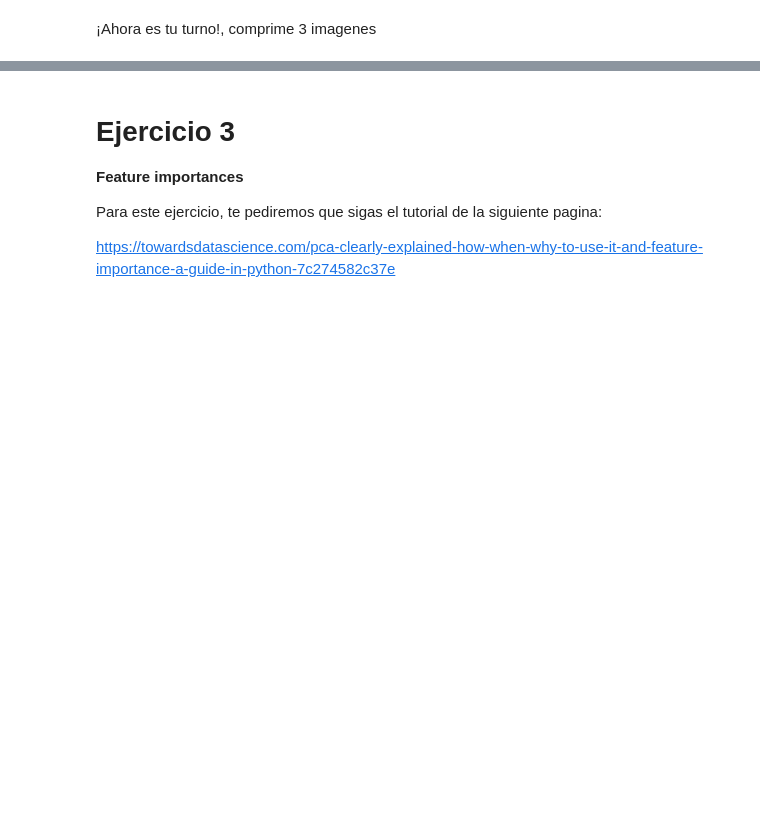
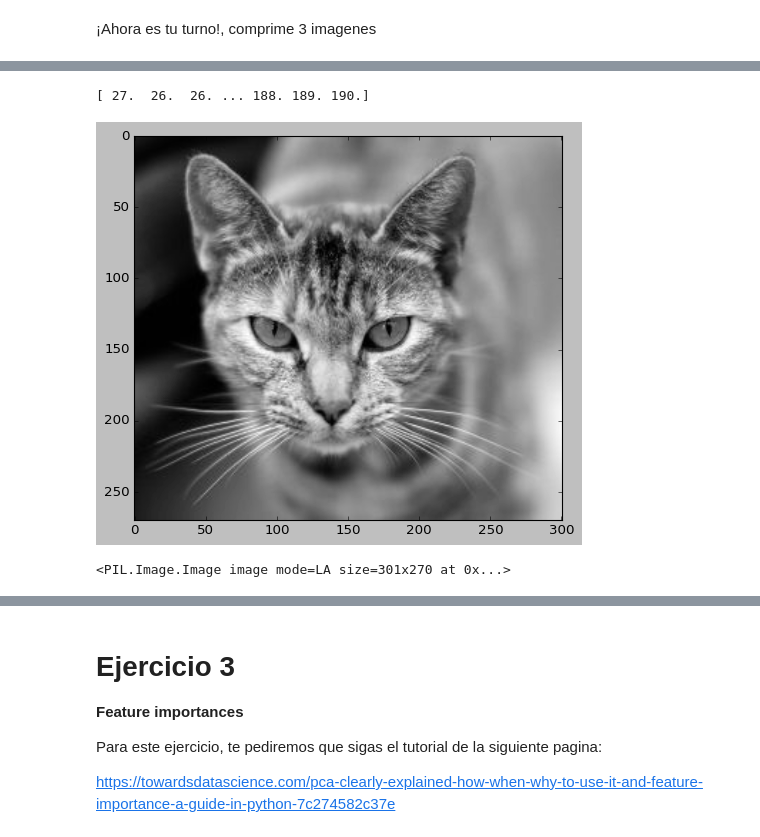
Before and after one commit to PosgradoMNA/actividades-de-aprendizaje-JersonDavidPerezContreras, a Jupyter notebook: Reduccion_dimensiones.ipynb, the cells around one changed output, grey strips where cells are left out. Drawn from its saved outputs; the diff is of its cells as text; code cells hidden in the pictures; blank space fills up the shorter version.

```diff
--- a/Reduccion_dimensiones.ipynb
+++ b/Reduccion_dimensiones.ipynb
@@ -214,0 +407,22 @@ Felicidades la imagen está comprimida
+# %%
+#imagen 2
+
+
+plt.style.use('classic')
+img = Image.open(urllib.request.urlopen('https://biblioteca.acropolis.org/wp-content/uploads/2015/12/gato-301x270.jpg')).convert('LA')
+#img = Image.open('lucy.jpg')
+imggray = img.convert('LA')
+imgmat = np.array(list(imggray.getdata(band=0)),float)
+
+print(imgmat)
+
+imgmat.shape = (imggray.size[1],imggray.size[0])
+
+plt.figure(figsize=(9,6))
+plt.imshow(imgmat,cmap='gray')
+plt.show()
+print(img)
+# %% [output]
+[ 27.  26.  26. ... 188. 189. 190.]
+[figure, added]
+<PIL.Image.Image image mode=LA size=301x270 at 0x...>
```
Also changed, not shown: parts of 30 cells of this notebook.
